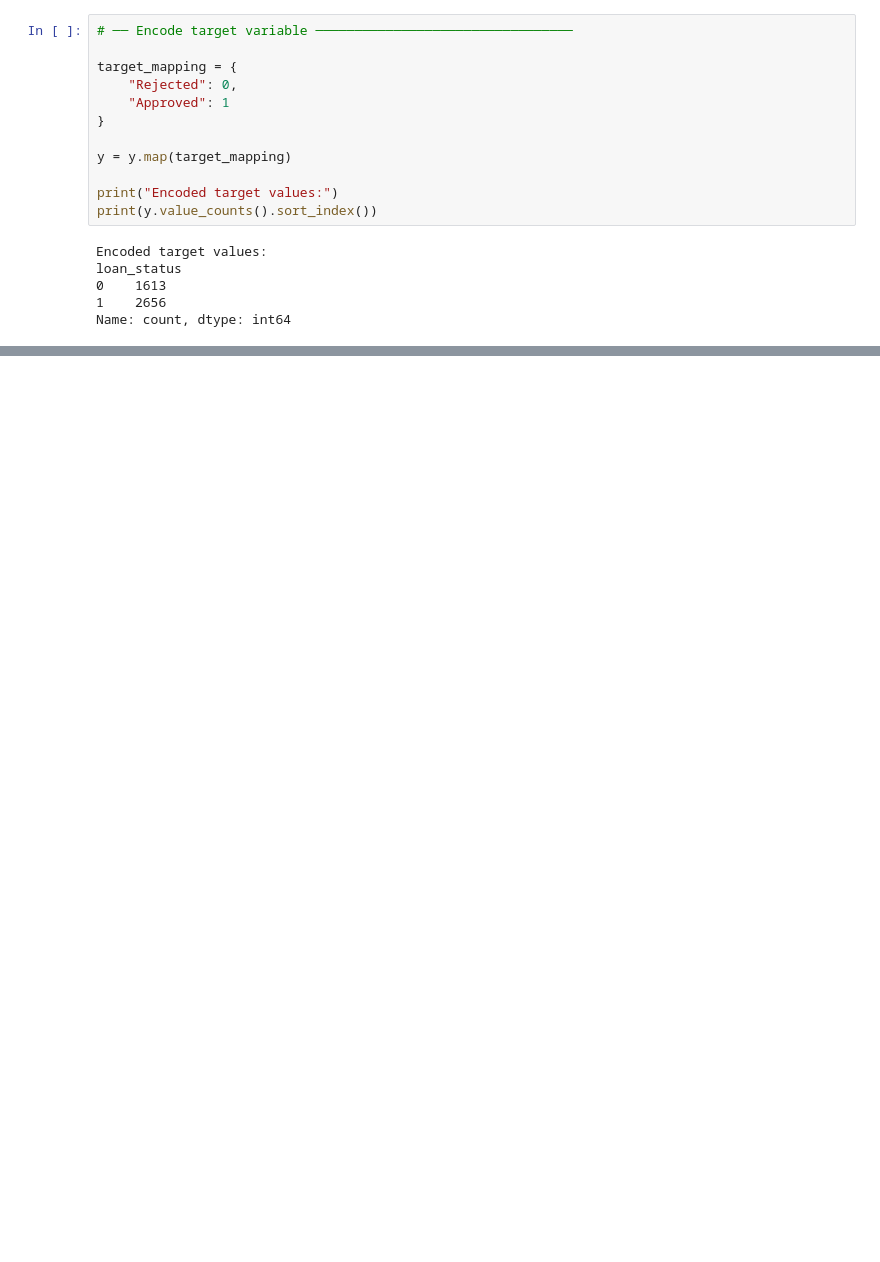
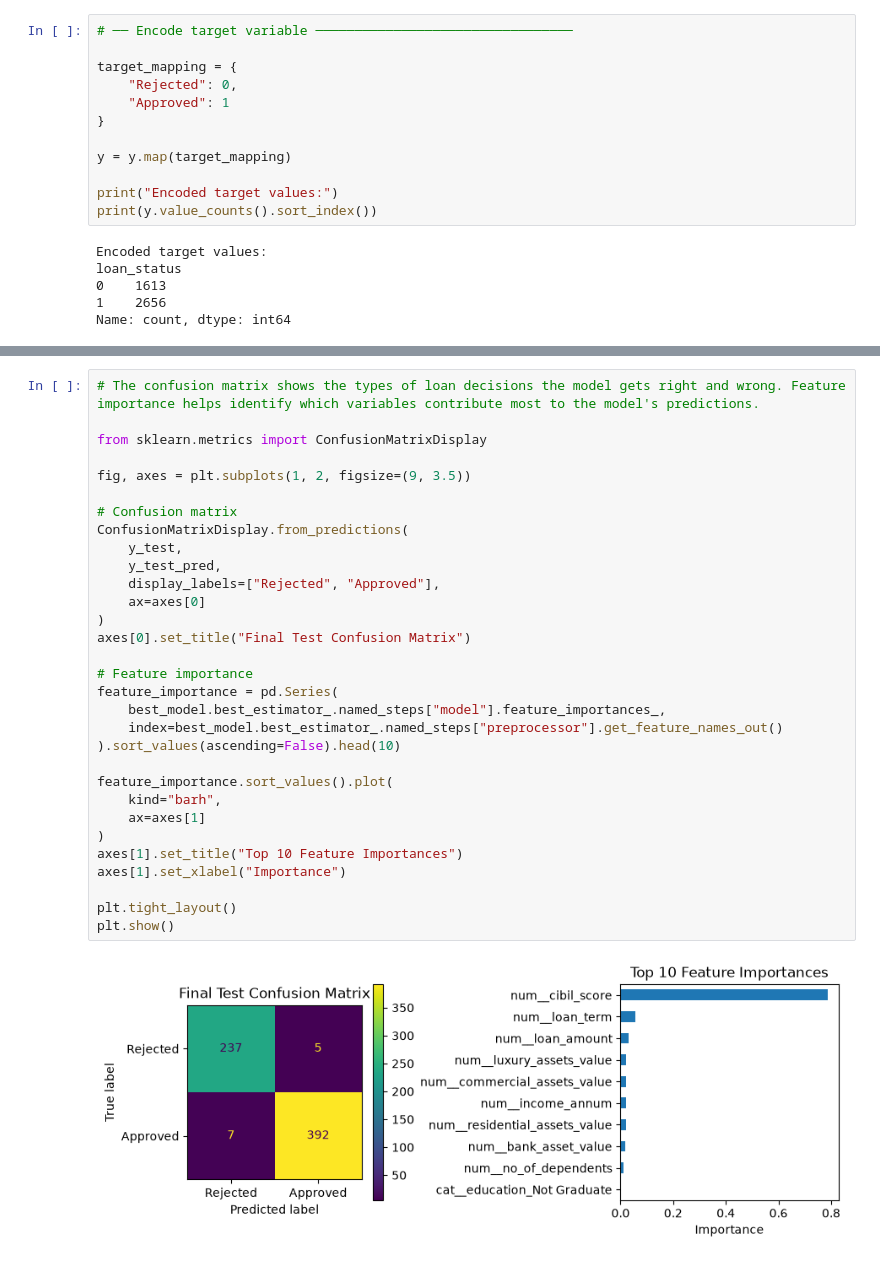
Before and after one commit to Benjamin-Ajagun/loan-approval-prediction, a Jupyter notebook: loan_approval_prediction.ipynb, the cells around one changed output, grey strips where cells are left out. Saved outputs shown, nothing was run; the diff lists cells and outputs as text; blank space fills up the shorter version.

```diff
--- a/loan_approval_prediction.ipynb
+++ b/loan_approval_prediction.ipynb
@@ -931,0 +1333,33 @@ ImportError: DLL load failed while importing _base: An Application Control polic
+# %%
+# The confusion matrix shows the types of loan decisions the model gets right and wrong. Feature importance helps identify which variables contribute most to the model's predictions.
+
+from sklearn.metrics import ConfusionMatrixDisplay
+
+fig, axes = plt.subplots(1, 2, figsize=(9, 3.5))
+
+# Confusion matrix
+ConfusionMatrixDisplay.from_predictions(
+    y_test,
+    y_test_pred,
+    display_labels=["Rejected", "Approved"],
+    ax=axes[0]
+)
+axes[0].set_title("Final Test Confusion Matrix")
+
+# Feature importance
+feature_importance = pd.Series(
+    best_model.best_estimator_.named_steps["model"].feature_importances_,
+    index=best_model.best_estimator_.named_steps["preprocessor"].get_feature_names_out()
+).sort_values(ascending=False).head(10)
+
+feature_importance.sort_values().plot(
+    kind="barh",
+    ax=axes[1]
+)
+axes[1].set_title("Top 10 Feature Importances")
+axes[1].set_xlabel("Importance")
+
+plt.tight_layout()
+plt.show()
+# %% [output]
+[figure, added]
```
Also changed, not shown: parts of 33 cells of this notebook, 3 other files.
